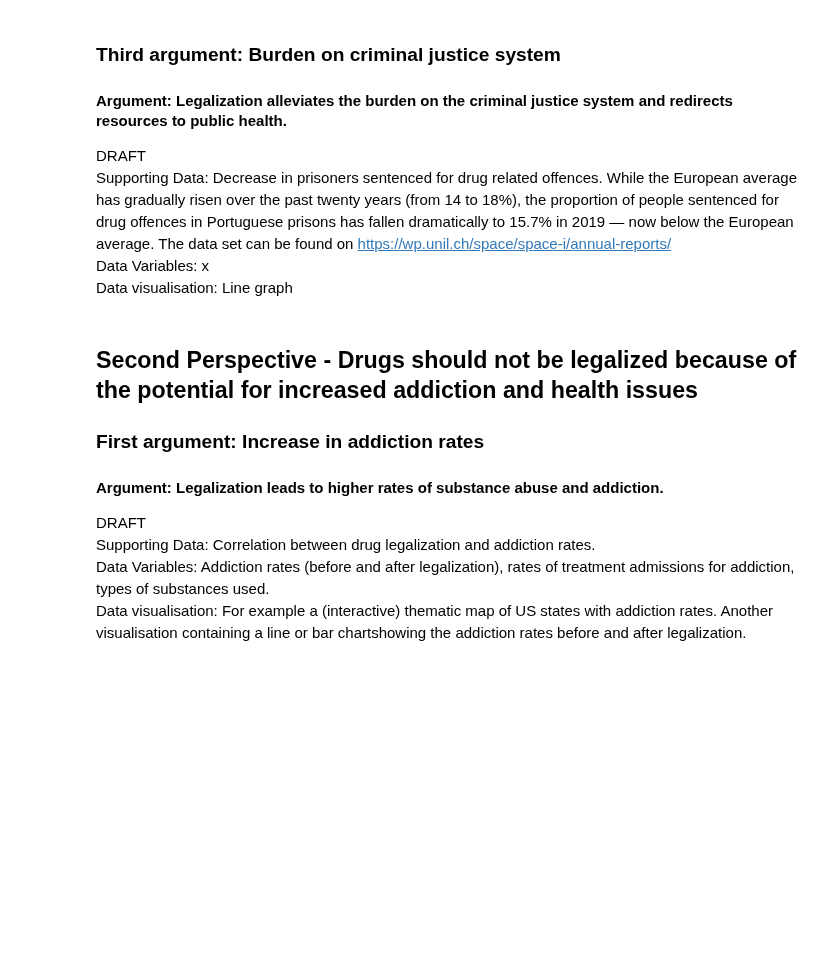
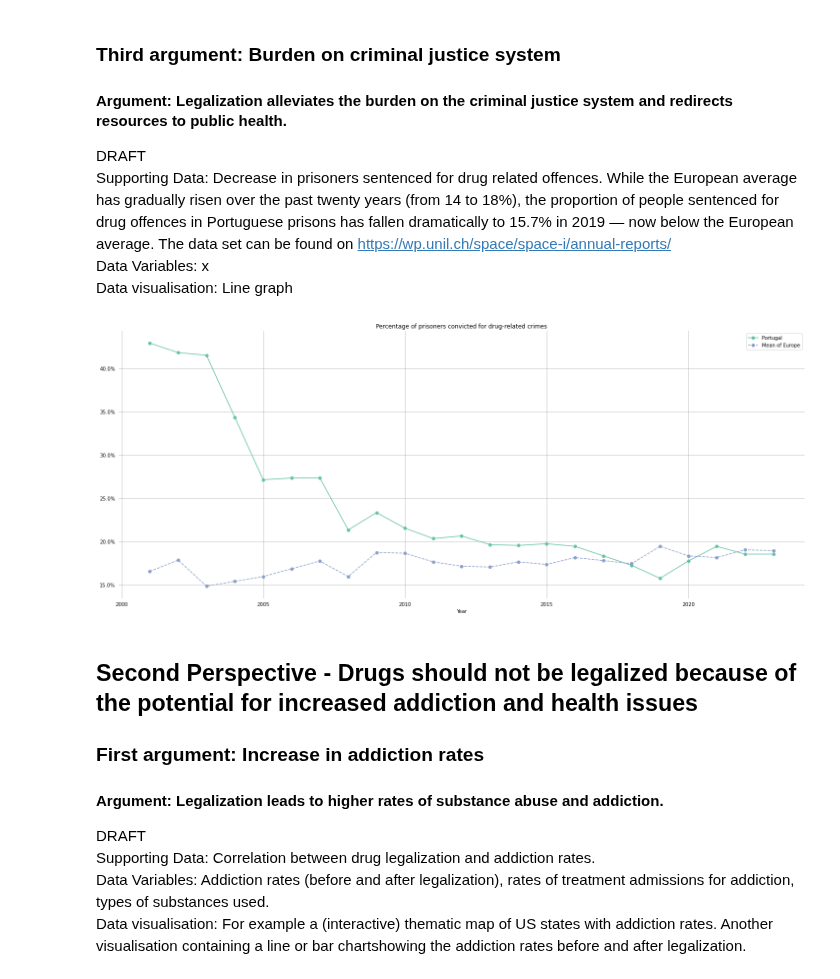
Before and after one commit to ChiaraPatania/InfoVis, a Jupyter notebook: docs/draft_drugs.ipynb, the cells around one changed output. Saved outputs shown, nothing was run; the diff lists cells and outputs as text; code cells hidden in the pictures; blank space fills up the shorter version.

```diff
--- a/docs/draft_drugs.ipynb
+++ b/docs/draft_drugs.ipynb
@@ -415,6 +354,41 @@ Supporting Data: Decrease in prisoners sentenced for drug related offences. Whil
 Data Variables: x
 <br>
 Data visualisation: Line graph
+# %%
+import matplotlib.pyplot as plt
+from matplotlib.ticker import PercentFormatter
+import pandas as pd
+
+# Read the CSV file
+drug_offences_df = pd.read_csv('drug_offences.csv')
+
+# Interpolate missing values
+drug_offences_df = drug_offences_df.interpolate()
+
+# Plotting
+plt.figure(figsize=(25, 10))
+plt.plot(drug_offences_df['Year'].values, drug_offences_df['Percentage of prisoners sentenced for drug offences in Portugal'].values, label='Portugal', marker='o', color='#66c2a5')  # Pastel green
+plt.plot(drug_offences_df['Year'].values, drug_offences_df['Mean Europe'].values, label='Mean of Europe', marker='o', linestyle='--', color='#8da0cb')  # Pastel blue
+
+plt.title('Percentage of prisoners convicted for drug-related crimes')
+plt.xlabel('Year')
+plt.gca().yaxis.set_major_formatter(PercentFormatter())
+plt.legend()
+
+# Remove axis lines (spines)
+plt.gca().spines['top'].set_visible(False)
+plt.gca().spines['right'].set_visible(False)
+plt.gca().spines['bottom'].set_visible(False)
+plt.gca().spines['left'].set_visible(False)
+
+# Hide ticks
+plt.tick_params(axis='both', which='both', bottom=False, top=False, left=False, right=False)
+
+# Show the plot
+plt.grid(True)
+plt.show()
+# %% [output]
+[figure, added]
 # %% [markdown]
 ## Second Perspective - Drugs should not be legalized because of the potential for increased addiction and health issues
 ### First argument: Increase in addiction rates
```
Also changed, not shown: parts of 5 cells of this notebook, 2 other files.
